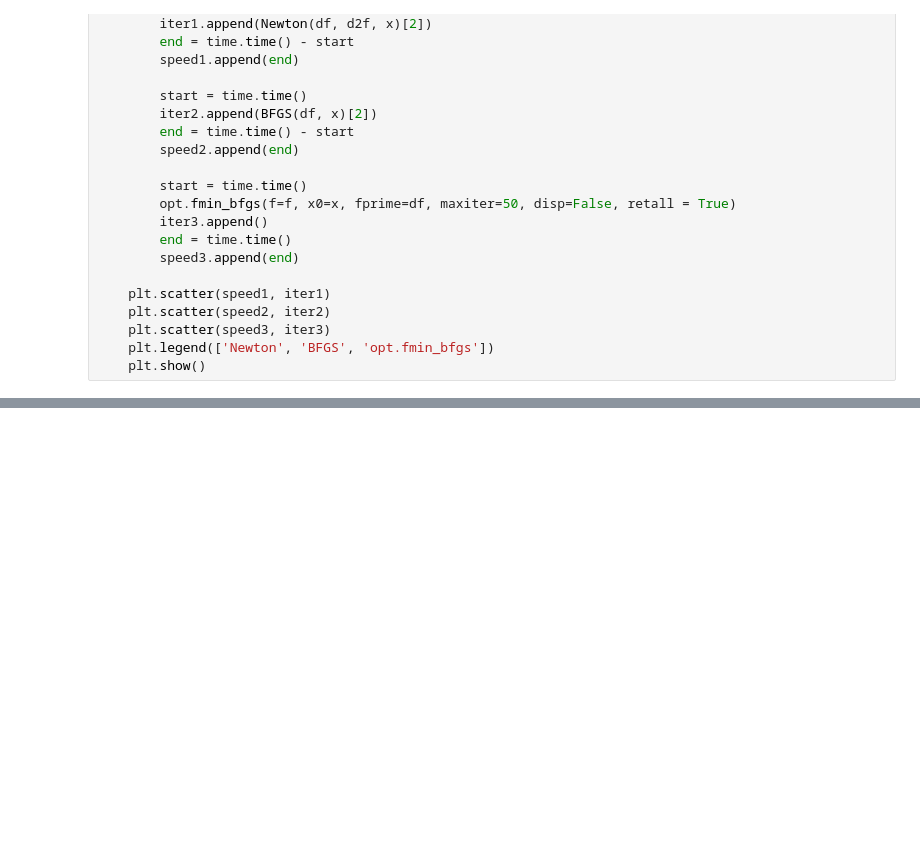
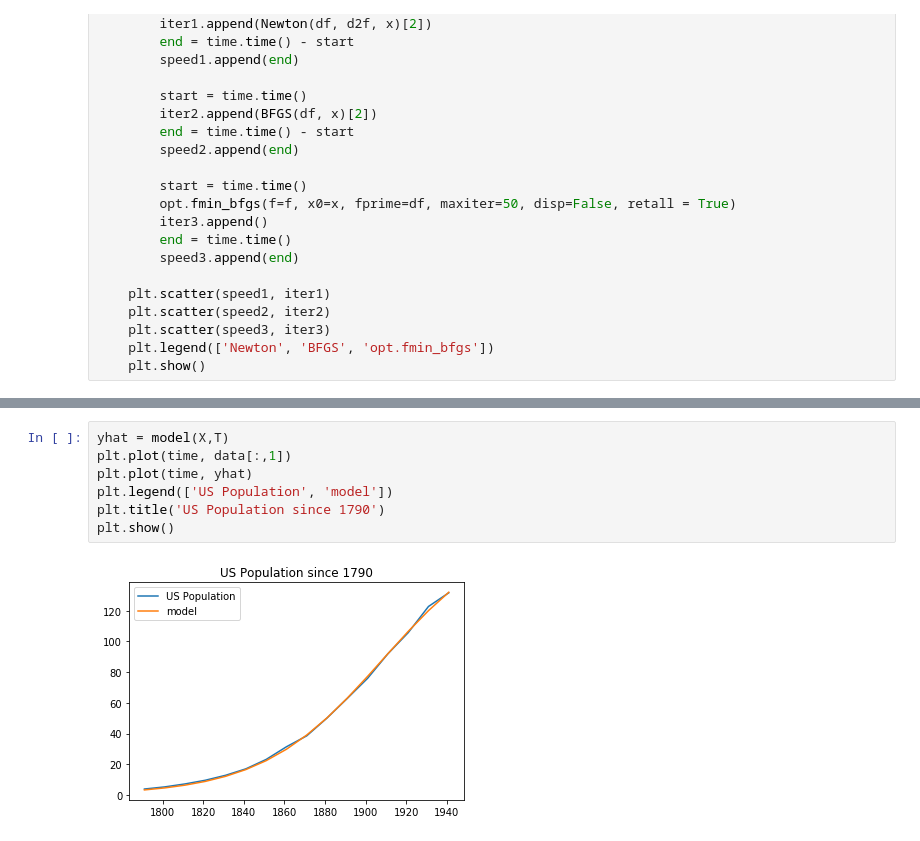
Before and after one commit to tpellet/BootCamp2019, a Jupyter notebook: ProblemSets/Computation/Week 5 - Pandas lab/Problem Set - Quasi-Newton Methods.ipynb, the cells around one changed output, grey strips where cells are left out. Drawn from its saved outputs; the diff is of its cells as text; blank space fills up the shorter version.

```diff
--- a/ProblemSets/Computation/Week 5 - Pandas lab/Problem Set - Quasi-Newton Methods.ipynb
+++ b/ProblemSets/Computation/Week 5 - Pandas lab/Problem Set - Quasi-Newton Methods.ipynb
@@ -173,0 +319,9 @@ def comparison(N):
+# %%
+yhat = model(X,T)
+plt.plot(time, data[:,1])
+plt.plot(time, yhat)
+plt.legend(['US Population', 'model'])
+plt.title('US Population since 1790')
+plt.show()
+# %% [output]
+[figure, added]
```
Also changed, not shown: parts of 10 cells of this notebook, 1 other file.
